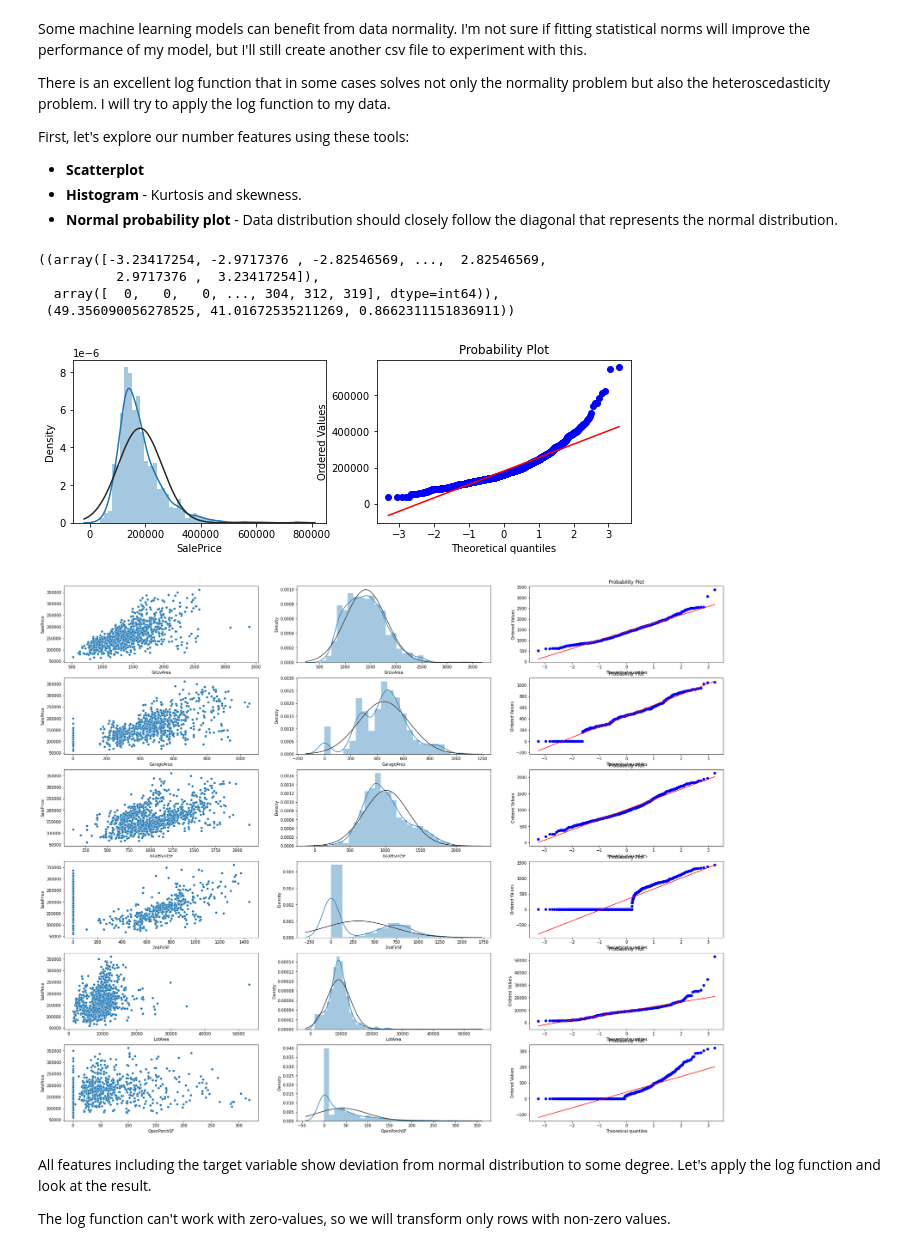
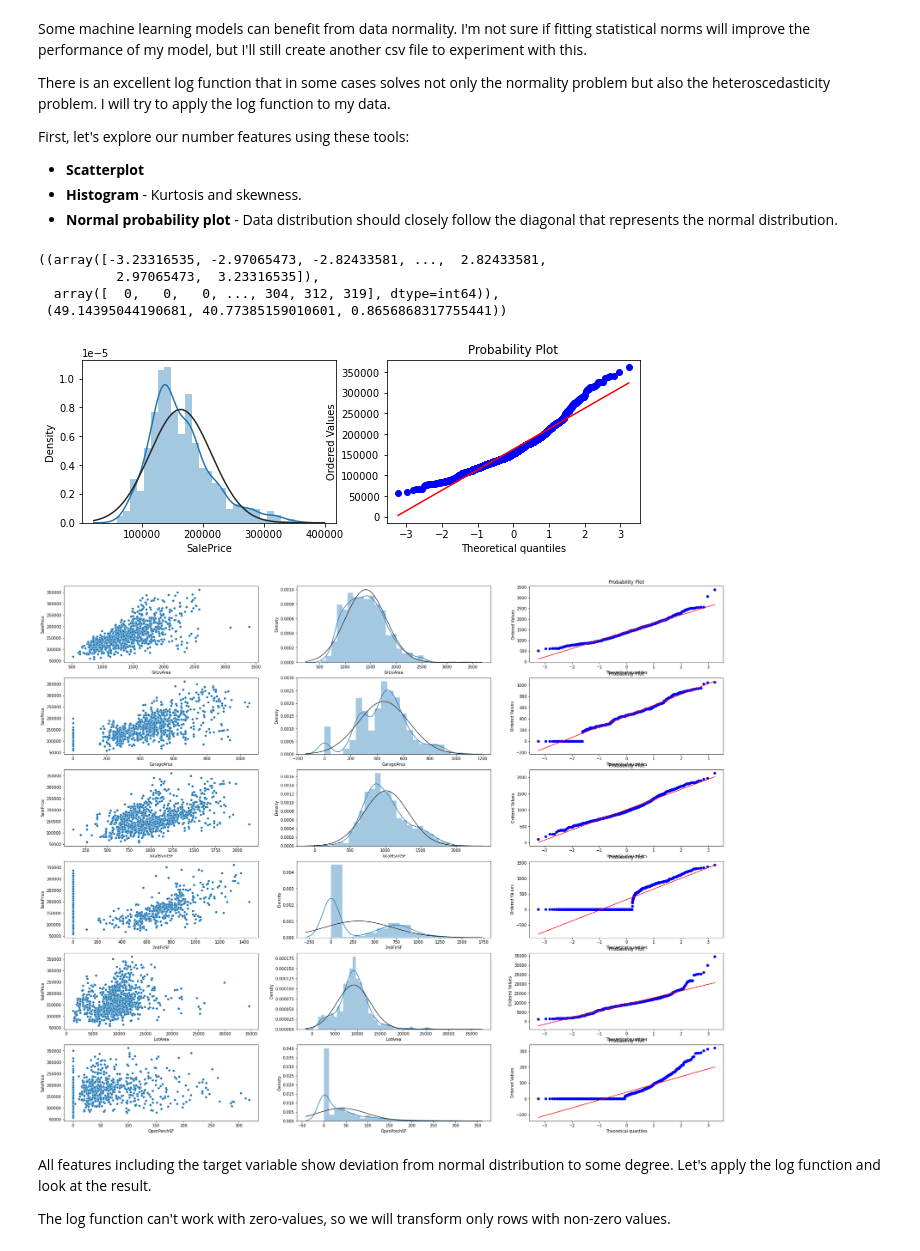
Before and after one commit to KorniiVlasenko/House-Price-Predictor-ML-Regression, a Jupyter notebook: Notebooks/Exploratory/explaratory_analysis.ipynb, the cells around one changed output. Drawn from its saved outputs; the diff is of its cells as text; code cells hidden in the pictures.

Commit message:
start trying different data
create a special notebook for experimenting with different kinds of data

```diff
--- a/Notebooks/Exploratory/explaratory_analysis.ipynb
+++ b/Notebooks/Exploratory/explaratory_analysis.ipynb
@@ -59,9 +62,4 @@ We can't do much if our data has missing values, so...
 # %%
-X = data.copy()
-y = X['SalePrice']
-X = X.drop(['SalePrice'], axis = 1)
-
-
 for col in X.columns:
     print(col, '- ', X[col].isnull().sum())
 
@@ -511,7 +569,7 @@ Text(0.5, 1.0, 'OpenPorchSF / SalePrice')
 I would say there are still a few outliers in the LotArea and OpenPorchSF features. And I will still remove the 2 houses with the largest GrLivArea, although I wasn't going to do that before.
 # %%
 indices_to_remove = X['GrLivArea'].nlargest(2).index
-indices_to_remove |= (X['LotArea'].nlargest(4).index)
+indices_to_remove |= (X['LotArea'].nlargest(12).index)
 indices_to_remove |= (X['OpenPorchSF'].nlargest(2).index)
 
 X = X.drop(indices_to_remove)
@@ -670,0 +729,2 @@ X.shape
+# %%
+y = y[X.index]
@@ -685,3 +764,29 @@ It looks like we only need to encode a few features. None of them have a hierarc
 # %%
-X = pd.get_dummies(X)
+# Apply one-hot encoder to each column with categorical data
+OH_encoder = OneHotEncoder(handle_unknown='ignore', sparse_output=False)
+OH_cols_train = pd.DataFrame(OH_encoder.fit_transform(X[cat_cols_last]))
+OH_cols_test = pd.DataFrame(OH_encoder.transform(test_data[cat_cols_last]))
+
+# Get feature names after one-hot encoding
+OH_feature_names = OH_encoder.get_feature_names_out(cat_cols_last)
+
+# Set column names for one-hot encoded columns
+OH_cols_train.columns = OH_feature_names
+OH_cols_test.columns = OH_feature_names
+
+# One-hot encoding removed index; put it back
+OH_cols_train.index = X.index
+OH_cols_test.index = test_data.index
+
+# Remove categorical columns (will replace with one-hot encoding)
+num_X_train = X.drop(cat_cols_last, axis=1)
+num_X_test = test_data.drop(cat_cols_last, axis=1)
+
+# Add one-hot encoded columns to numerical features
+X_encoded = pd.concat([num_X_train, OH_cols_train], axis=1)
+test_data_encoded = pd.concat([num_X_test, OH_cols_test], axis=1)
+
+# Ensure all columns have string type
+X_encoded.columns = X_encoded.columns.astype(str)
+test_data_encoded.columns = test_data_encoded.columns.astype(str)
 # %%
@@ -712,13 +824,16 @@ First, let's explore our number features using these tools:
 * **Histogram** - Kurtosis and skewness.
 * **Normal probability plot** - Data distribution should closely follow the diagonal that represents the normal distribution.
 # %%
+import warnings
+warnings.filterwarnings("ignore")
+
 data_full = pd.concat([X, y], axis = 1)
 
 fig, axes = plt.subplots(1, 2, figsize=(10, 3))
 
 #SalePrice
-sns.distplot(data['SalePrice'], fit=norm, ax=axes[0]);
-stats.probplot(data['SalePrice'], plot=axes[1])
+sns.distplot(data_full['SalePrice'], fit=norm, ax=axes[0]);
+stats.probplot(data_full['SalePrice'], plot=axes[1])
 
 fig, axes = plt.subplots(6, 3, figsize=(30, 25))
 
@@ -726,38 +841,38 @@ fig, axes = plt.subplots(6, 3, figsize=(30, 25))
 sns.scatterplot(x=data_full['GrLivArea'], y=data_full['SalePrice'], ax=axes[0, 0])
 sns.distplot(data_full['GrLivArea'], fit=norm, ax=axes[0, 1])
 stats.probplot(data_full['GrLivArea'], plot=axes[0, 2])
 
 #GarageArea
 sns.scatterplot(x=data_full['GarageArea'], y=data_full['SalePrice'], ax=axes[1, 0])
 sns.distplot(data_full['GarageArea'], fit=norm, ax=axes[1, 1])
 stats.probplot(data_full['GarageArea'], plot=axes[1, 2])
 
 #TotalBsmtSF
 sns.scatterplot(x=data_full['TotalBsmtSF'], y=data_full['SalePrice'], ax=axes[2, 0])
 sns.distplot(data_full['TotalBsmtSF'], fit=norm, ax=axes[2, 1])
 stats.probplot(data_full['TotalBsmtSF'], plot=axes[2, 2])
 
 #2ndFlrSF
 sns.scatterplot(x=data_full['2ndFlrSF'], y=data_full['SalePrice'], ax=axes[3, 0])
 sns.distplot(data_full['2ndFlrSF'], fit=norm, ax=axes[3, 1])
 stats.probplot(data_full['2ndFlrSF'], plot=axes[3, 2])
 
 #LotArea
 sns.scatterplot(x=data_full['LotArea'], y=data_full['SalePrice'], ax=axes[4, 0])
 sns.distplot(data_full['LotArea'], fit=norm, ax=axes[4, 1])
 stats.probplot(data_full['LotArea'], plot=axes[4, 2])
 
 #OpenPorchSF
 sns.scatterplot(x=data_full['OpenPorchSF'], y=data_full['SalePrice'], ax=axes[5, 0])
 sns.distplot(data_full['OpenPorchSF'], fit=norm, ax=axes[5, 1])
 stats.probplot(data_full['OpenPorchSF'], plot=axes[5, 2])
 # %% [output]
-((array([-3.23417254, -2.9717376 , -2.82546569, ...,  2.82546569,
-          2.9717376 ,  3.23417254]),
+((array([-3.23316535, -2.97065473, -2.82433581, ...,  2.82433581,
+          2.97065473,  3.23316535]),
   array([  0,   0,   0, ..., 304, 312, 319], dtype=int64)),
- (49.356090056278525, 41.01672535211269, 0.8662311151836911))
+ (49.14395044190681, 40.77385159010601, 0.8656868317755441))
-[figure, old version]
+[figure, new version]
-[figure, old version]
+[figure, new version]
 # %% [markdown]
 All features including the target variable show deviation from normal distribution to some degree. Let's apply the log function and look at the result.
 
```
Also changed, not shown: parts of 39 cells of this notebook, 13 other files.
